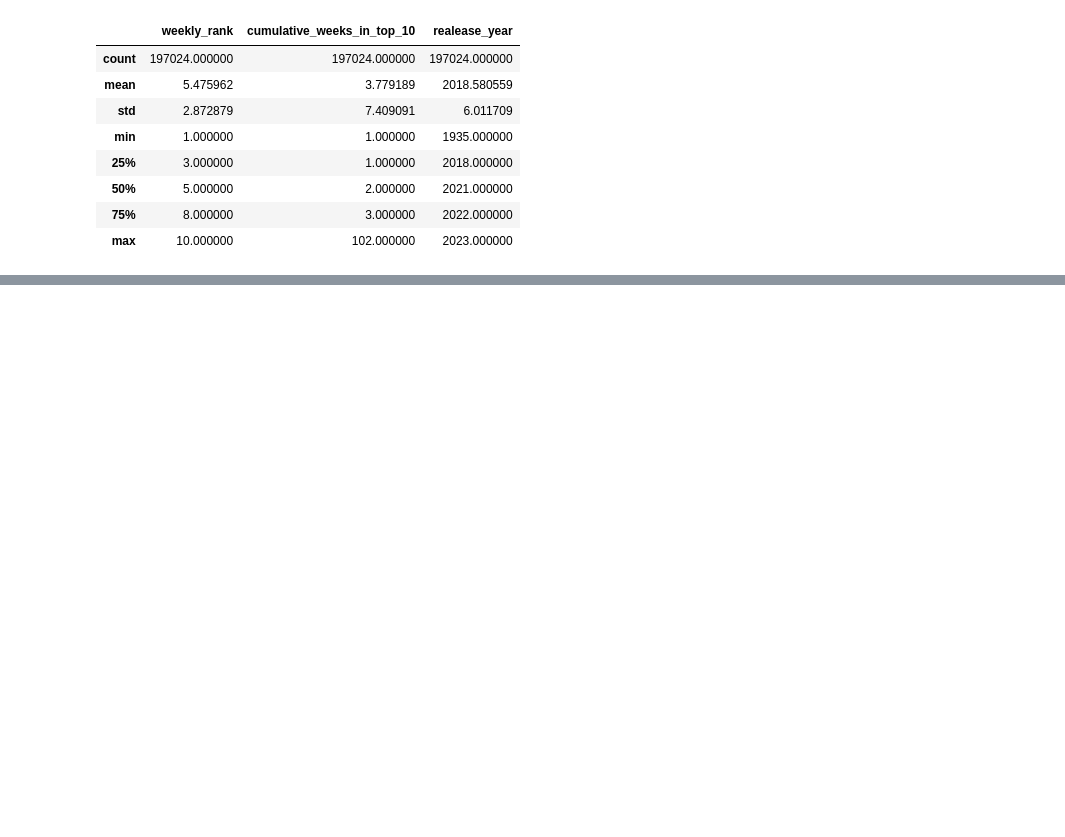
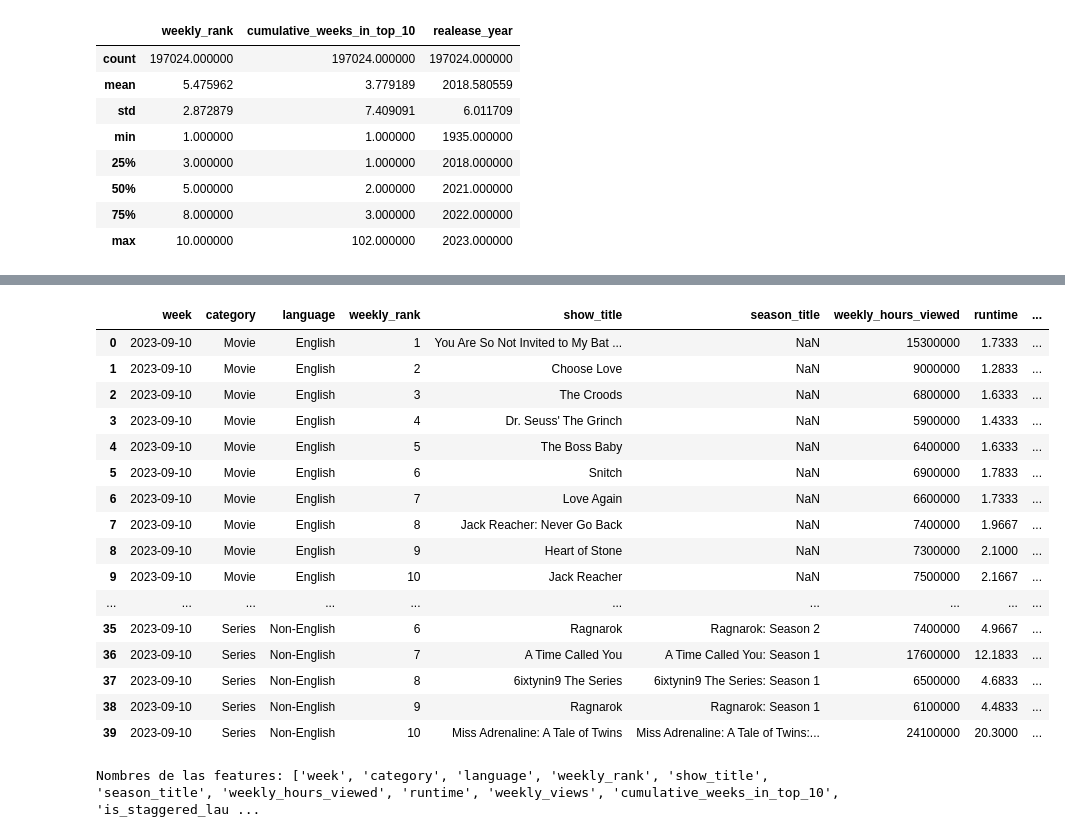
Before and after one commit to marianagrau99/Entrega_Grupo_4., a Jupyter notebook: Netflix.ipynb, the cells around one changed output, grey strips where cells are left out. Saved outputs shown, nothing was run; the diff lists cells and outputs as text; code cells hidden in the pictures; blank space fills up the shorter version.

```diff
--- a/Netflix.ipynb
+++ b/Netflix.ipynb
@@ -239,0 +500,2 @@ Netflix.head(100)
+# %%
+Netflix = pd.read_excel('Netflix.xlsx',sheet_name ="Top_views")
@@ -239,0 +527,26 @@ Netflix.head(100)
+# %%
+Netflix.head(40)
+# %% [output]
+|  | week | category | language | weekly_rank | show_title | season_title | weekly_hours_viewed | runtime | ... |
+| 0 | 2023-09-10 | Movie | English | 1 | You Are So Not Invited to My Bat ... | NaN | 15300000 | 1.7333 | ... |
+| 1 | 2023-09-10 | Movie | English | 2 | Choose Love | NaN | 9000000 | 1.2833 | ... |
+| 2 | 2023-09-10 | Movie | English | 3 | The Croods | NaN | 6800000 | 1.6333 | ... |
+| 3 | 2023-09-10 | Movie | English | 4 | Dr. Seuss' The Grinch | NaN | 5900000 | 1.4333 | ... |
+| 4 | 2023-09-10 | Movie | English | 5 | The Boss Baby | NaN | 6400000 | 1.6333 | ... |
+| 5 | 2023-09-10 | Movie | English | 6 | Snitch | NaN | 6900000 | 1.7833 | ... |
+| 6 | 2023-09-10 | Movie | English | 7 | Love Again | NaN | 6600000 | 1.7333 | ... |
+| 7 | 2023-09-10 | Movie | English | 8 | Jack Reacher: Never Go Back | NaN | 7400000 | 1.9667 | ... |
+| 8 | 2023-09-10 | Movie | English | 9 | Heart of Stone | NaN | 7300000 | 2.1000 | ... |
+| 9 | 2023-09-10 | Movie | English | 10 | Jack Reacher | NaN | 7500000 | 2.1667 | ... |
+| ... | ... | ... | ... | ... | ... | ... | ... | ... | ... |
+| 35 | 2023-09-10 | Series | Non-English | 6 | Ragnarok | Ragnarok: Season 2 | 7400000 | 4.9667 | ... |
+| 36 | 2023-09-10 | Series | Non-English | 7 | A Time Called You | A Time Called You: Season 1 | 17600000 | 12.1833 | ... |
+| 37 | 2023-09-10 | Series | Non-English | 8 | 6ixtynin9 The Series | 6ixtynin9 The Series: Season 1 | 6500000 | 4.6833 | ... |
+| 38 | 2023-09-10 | Series | Non-English | 9 | Ragnarok | Ragnarok: Season 1 | 6100000 | 4.4833 | ... |
+| 39 | 2023-09-10 | Series | Non-English | 10 | Miss Adrenaline: A Tale of Twins | Miss Adrenaline: A Tale of Twins:... | 24100000 | 20.3000 | ... |
+# %%
+# Nombres de features de la hoja Top 10
+Netflix_sheets = list(Netflix.keys())
+print("Nombres de las features:", Netflix_sheets)
+# %% [output]
+Nombres de las features: ['week', 'category', 'language', 'weekly_rank', 'show_title', 'season_title', 'weekly_hours_viewed', 'runtime', 'weekly_views', 'cumulative_weeks_in_top_10', 'is_staggered_lau ...
```
Also changed, not shown: parts of 108 cells of this notebook.
